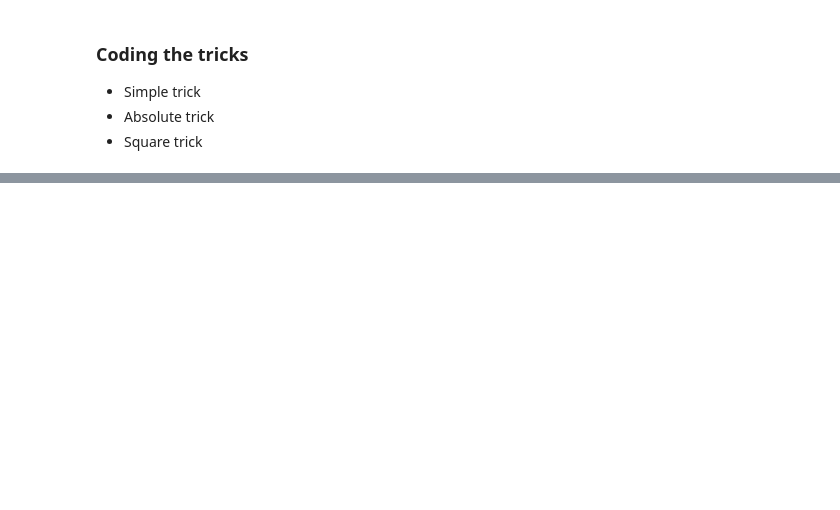
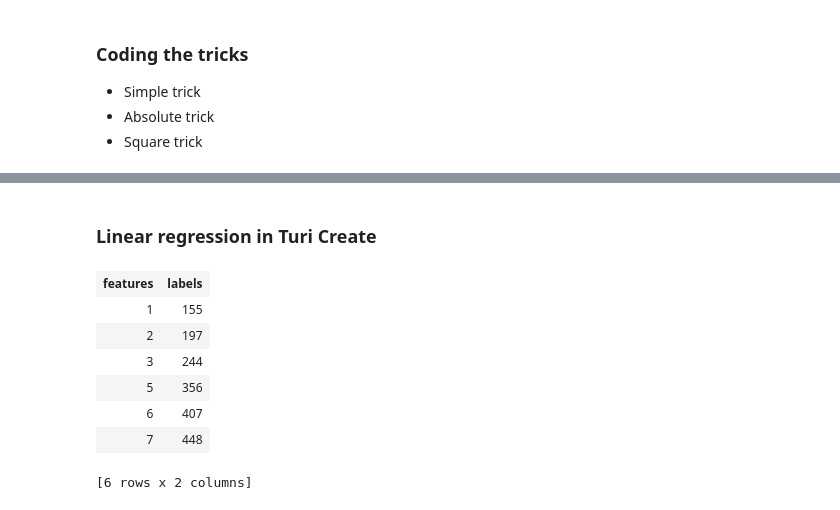
Before and after one commit to luisguiserrano/manning, a Jupyter notebook: Chapter_3_Linear_Regression/Coding_linear_regression.ipynb, the cells around one changed output, grey strips where cells are left out. Drawn from its saved outputs; the diff is of its cells as text; code cells hidden in the pictures; blank space fills up the shorter version.

```diff
--- a/Chapter_3_Linear_Regression/Coding_linear_regression.ipynb
+++ b/Chapter_3_Linear_Regression/Coding_linear_regression.ipynb
@@ -192,0 +158,22 @@ def linear_regression(
+# %% [markdown]
+### Linear regression in Turi Create
+# %%
+import turicreate as tc
+
+datadict = {
+    'features': features,
+    'labels'  : labels,
+}
+
+data = tc.SFrame(datadict)
+
+data
+# %% [output]
+| features | labels |
+| 1 | 155 |
+| 2 | 197 |
+| 3 | 244 |
+| 5 | 356 |
+| 6 | 407 |
+| 7 | 448 |
+[6 rows x 2 columns]
```
Also changed, not shown: parts of 22 cells of this notebook, 3 other files.
